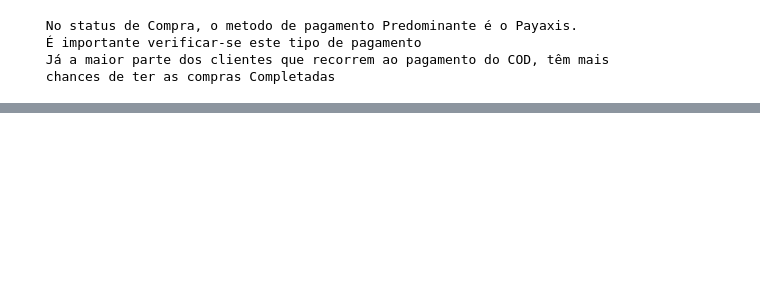
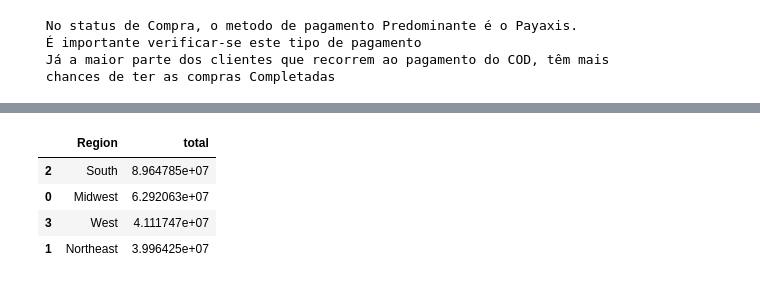
Before and after one commit to Gcango/Analise_Exploratorio_dos_Dados_da_TopSeles, a Jupyter notebook: Analise_Exploratoria_TopSeles.ipynb, the cells around one changed output, grey strips where cells are left out. Saved outputs shown, nothing was run; the diff lists cells and outputs as text; code cells hidden in the pictures; blank space fills up the shorter version.

```diff
--- a/Analise_Exploratoria_TopSeles.ipynb
+++ b/Analise_Exploratoria_TopSeles.ipynb
@@ -517,0 +554,9 @@ print(f" Já a maior parte dos clientes que recorrem ao pagamento do COD, têm m
+# %%
+graf_region = dados.groupby('Region')['total'].sum().reset_index().sort_values(by='total', ascending=False)
+graf_region
+# %% [output]
+|  | Region | total |
+| 2 | South | 8.964785e+07 |
+| 0 | Midwest | 6.292063e+07 |
+| 3 | West | 4.111747e+07 |
+| 1 | Northeast | 3.996425e+07 |
```
Also changed, not shown: parts of 49 cells of this notebook.
